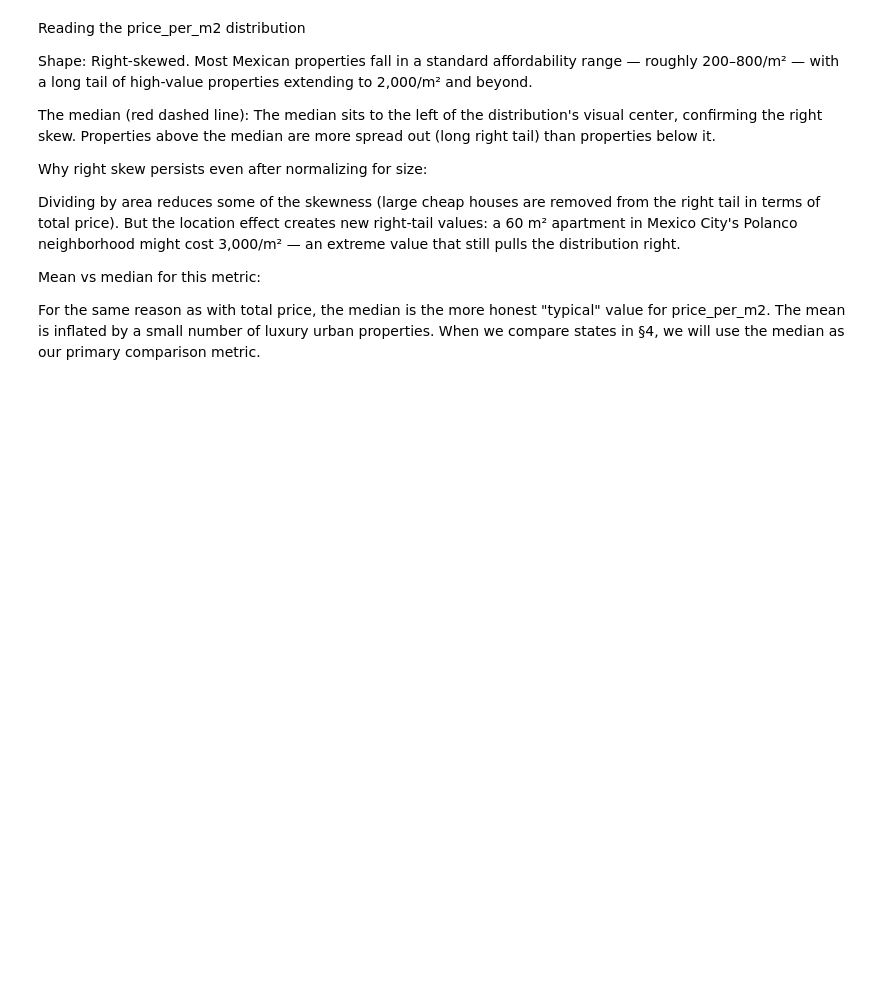
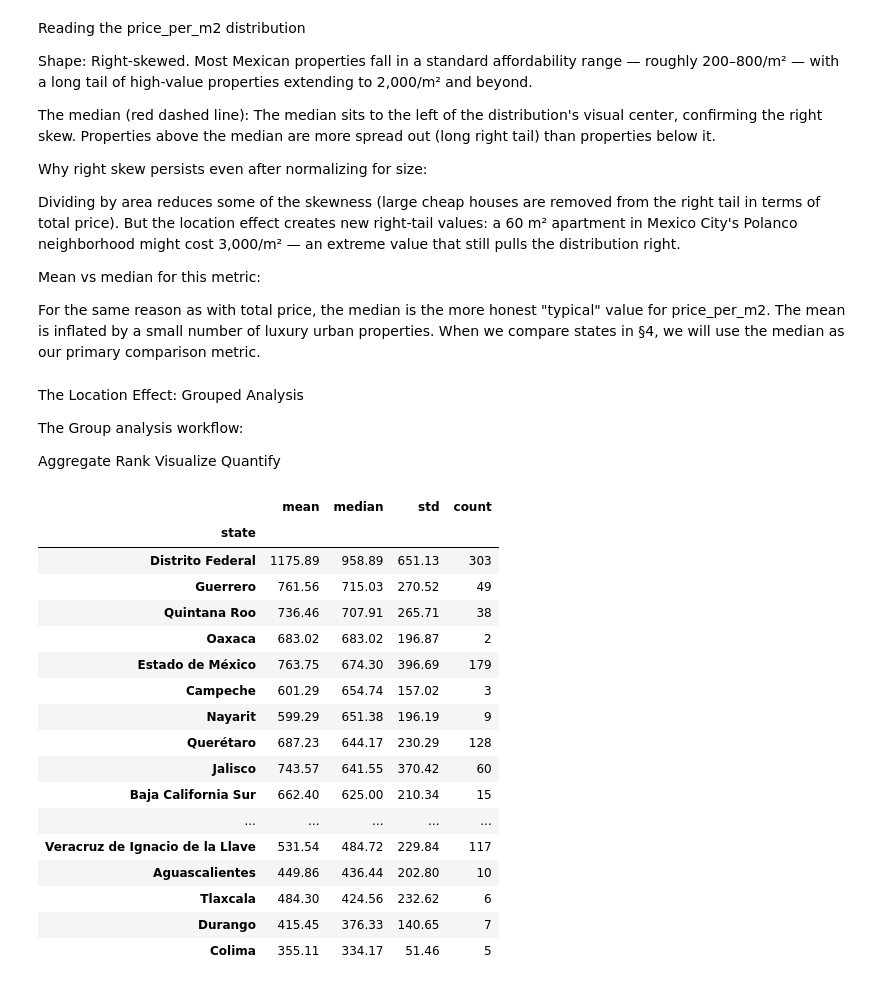
Before and after one commit to igris-nuel/ai-engineering-journey, a Jupyter notebook: projects/02-real-estate-regression/notebooks/04_price_per_m2_and_location.ipynb, the cells around one changed output. Drawn from its saved outputs; the diff is of its cells as text; code cells hidden in the pictures; blank space fills up the shorter version.

```diff
--- a/projects/02-real-estate-regression/notebooks/04_price_per_m2_and_location.ipynb
+++ b/projects/02-real-estate-regression/notebooks/04_price_per_m2_and_location.ipynb
@@ -131,3 +131,51 @@ Dividing by area reduces some of the skewness (large cheap houses are removed fr
 Mean vs median for this metric:
 
 For the same reason as with total price, the median is the more honest "typical" value for price_per_m2. The mean is inflated by a small number of luxury urban properties. When we compare states in §4, we will use the median as our primary comparison metric.
+# %% [markdown]
+The Location Effect: Grouped Analysis
+
+The Group analysis workflow:
+
+Aggregate
+Rank
+Visualize
+Quantify
+# %%
+import pandas as pd
+
+import pandas as pd
+
+# data_path = "../data/mexico-real-estate-combined-clean.csv"
+
+# data = pd.read_csv(data_path)
+
+# df = data.assign(price_per_m2 = lambda x: x["price_usd"]/x["area_m2"] )
+
+state_price_stats = (
+    df
+    .groupby("state")["price_per_m2"]
+    .agg(["mean","median","std","count"])
+    .sort_values(by="median", ascending=False)
+    .round(2)
+)
+
+state_price_stats
+# %% [output]
+|  | mean | median | std | count |
+| state |  |  |  |  |
+| Distrito Federal | 1175.89 | 958.89 | 651.13 | 303 |
+| Guerrero | 761.56 | 715.03 | 270.52 | 49 |
+| Quintana Roo | 736.46 | 707.91 | 265.71 | 38 |
+| Oaxaca | 683.02 | 683.02 | 196.87 | 2 |
+| Estado de México | 763.75 | 674.30 | 396.69 | 179 |
+| Campeche | 601.29 | 654.74 | 157.02 | 3 |
+| Nayarit | 599.29 | 651.38 | 196.19 | 9 |
+| Querétaro | 687.23 | 644.17 | 230.29 | 128 |
+| Jalisco | 743.57 | 641.55 | 370.42 | 60 |
+| Baja California Sur | 662.40 | 625.00 | 210.34 | 15 |
+| ... | ... | ... | ... | ... |
+| Veracruz de Ignacio de la Llave | 531.54 | 484.72 | 229.84 | 117 |
+| Aguascalientes | 449.86 | 436.44 | 202.80 | 10 |
+| Tlaxcala | 484.30 | 424.56 | 232.62 | 6 |
+| Durango | 415.45 | 376.33 | 140.65 | 7 |
+| Colima | 355.11 | 334.17 | 51.46 | 5 |
```
Also changed, not shown: parts of 6 cells of this notebook.
